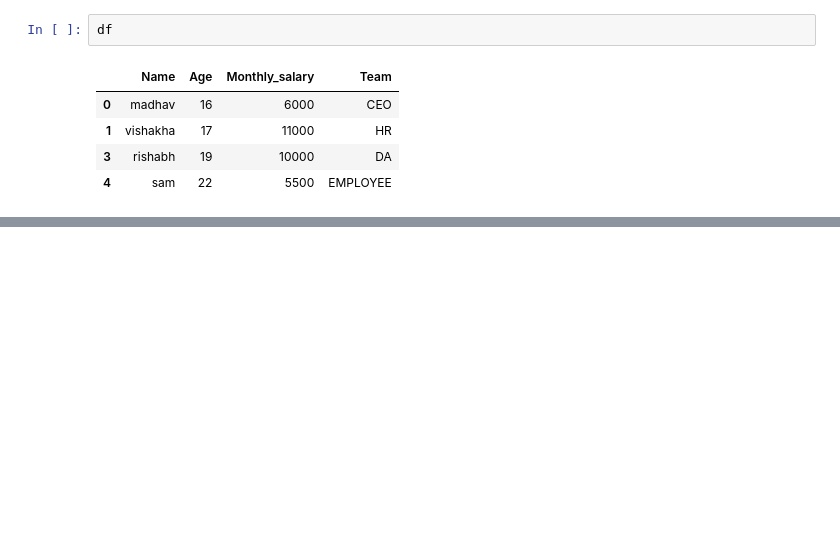
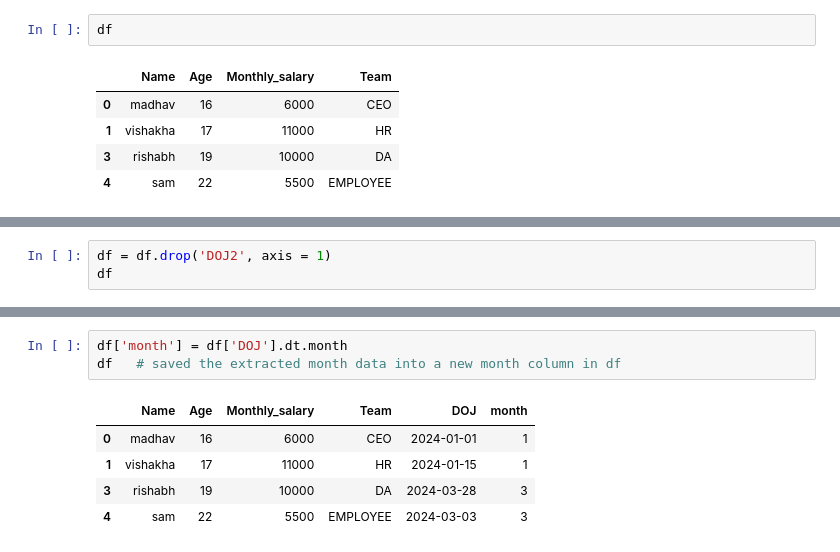
Before and after one commit to certifiedslidder-sudo/Pandas, a Jupyter notebook: basics.ipynb, the cells around one changed output, grey strips where cells are left out. Drawn from its saved outputs; the diff is of its cells as text; blank space fills up the shorter version.

```diff
--- a/basics.ipynb
+++ b/basics.ipynb
@@ -379,0 +436,3 @@ df
+# %%
+df = df.drop('DOJ2', axis = 1)
+df
@@ -379,0 +470,9 @@ df
+# %%
+df['month'] = df['DOJ'].dt.month
+df   # saved the extracted month data into a new month column in df
+# %% [output]
+|  | Name | Age | Monthly_salary | Team | DOJ | month |
+| 0 | madhav | 16 | 6000 | CEO | 2024-01-01 | 1 |
+| 1 | vishakha | 17 | 11000 | HR | 2024-01-15 | 1 |
+| 3 | rishabh | 19 | 10000 | DA | 2024-03-28 | 3 |
+| 4 | sam | 22 | 5500 | EMPLOYEE | 2024-03-03 | 3 |
```
Also changed, not shown: parts of 23 cells of this notebook.
